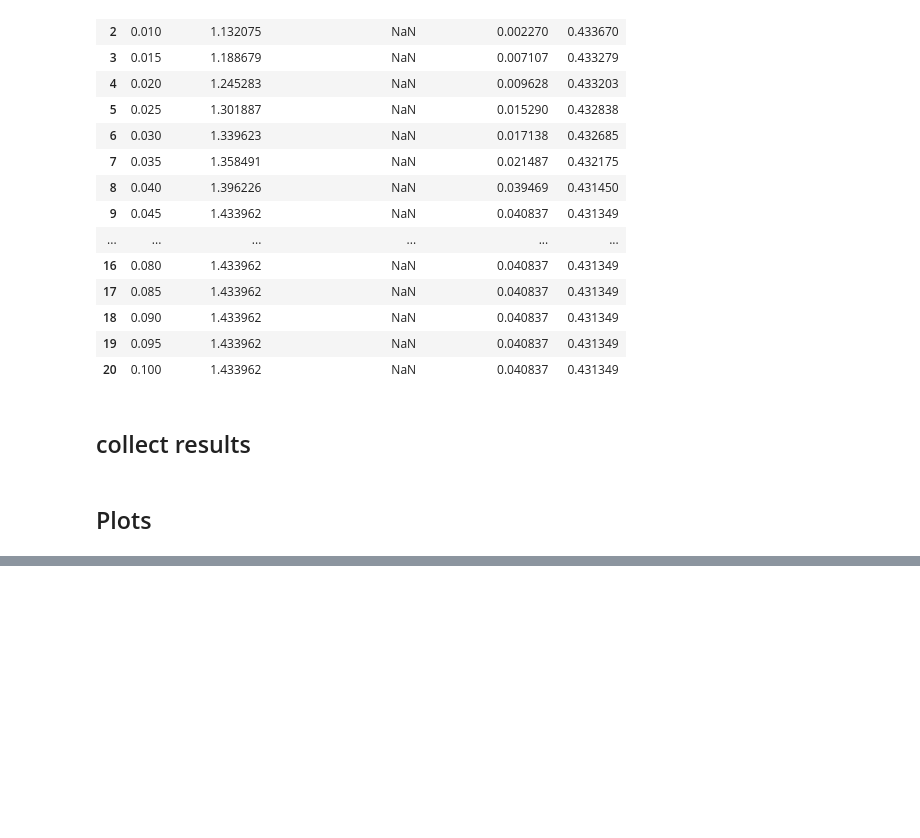
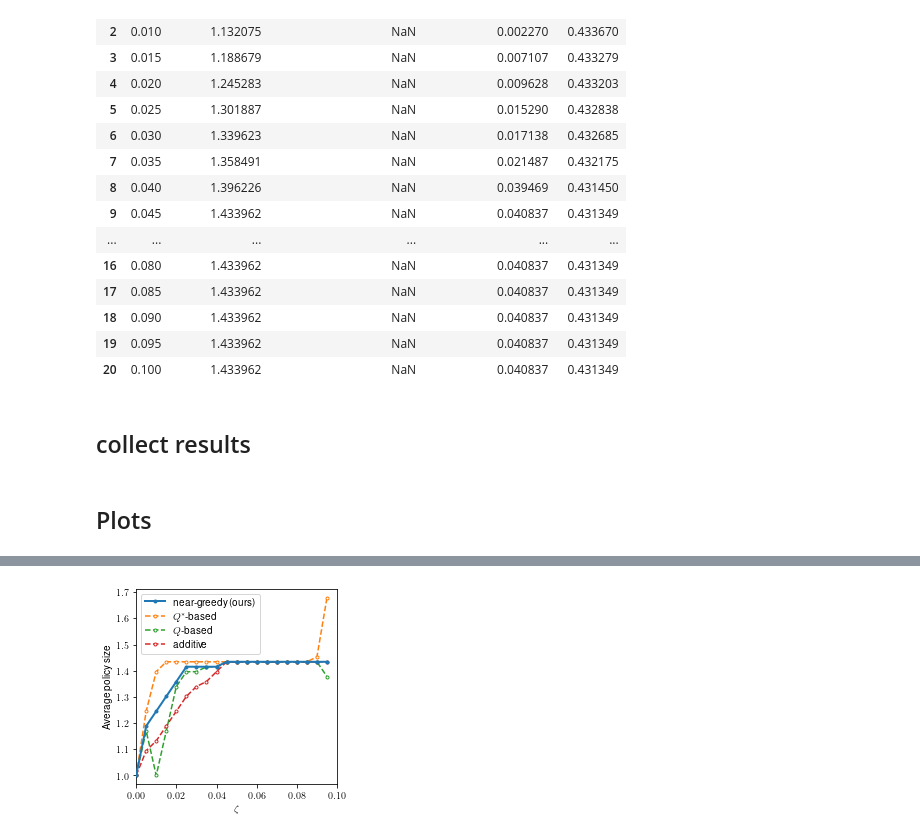
Before and after one commit to MLD3/RL-Set-Valued-Policy, a Jupyter notebook: synthetic/baseline_lake8x8-fast.ipynb, the cells around one changed output, grey strips where cells are left out. Saved outputs shown, nothing was run; the diff lists cells and outputs as text; code cells hidden in the pictures; blank space fills up the shorter version.

```diff
--- a/synthetic/baseline_lake8x8-fast.ipynb
+++ b/synthetic/baseline_lake8x8-fast.ipynb
@@ -13,6 +13,12 @@ import itertools
 from tqdm import tqdm
 from joblib import Parallel, delayed
 import pickle
+# %%
+import matplotlib
+# matplotlib.rcParams['pdf.fonttype'] = 42
+# matplotlib.rcParams['ps.fonttype'] = 42
+matplotlib.rcParams['text.usetex'] = True
+matplotlib.rcParams['font.sans-serif'] = 'Helvetica, Avant Garde, Computer Modern Sans serif'
 # %%
 n_ep = 100000
 gamma = 0.9
@@ -339,3 +345,5 @@ pickle.dump(results, open('baseline_lake8x8_all.p', 'wb'))
+# %%
+results = pickle.load(open('baseline_lake8x8_all.p', 'rb'))
 # %%
 df_p1 = results['near-greedy'].iloc[:-1]
 df_p2 = results['conservative'].iloc[:-1]
@@ -346,7 +354,7 @@ df_b3 = results['additive'].iloc[:-1]
 fig, ax = plt.subplots(figsize=(3.6,3.6))
 plt.plot(df_p1['zeta'], df_p1['avg_policy_size'], marker='.', zorder=10, lw=2, label='near-greedy (ours)')
 # plt.plot(df_p2['zeta'], df_p2['avg_policy_size'], marker='.', mfc='w', ls='--', label='conservative')
-plt.plot(df_b1['zeta'], df_b1['avg_policy_size'], marker='.', mfc='w', ls='--', label='$Q*$-based')
+plt.plot(df_b1['zeta'], df_b1['avg_policy_size'], marker='.', mfc='w', ls='--', label='$Q^*$-based')
 plt.plot(df_b2['zeta'], df_b2['avg_policy_size'], marker='.', mfc='w', ls='--', label='$Q$-based')
 plt.plot(df_b3['zeta'], df_b3['avg_policy_size'], marker='.', mfc='w', ls='--', label='additive')
 # plt.plot([0,0.1], [1,1-0.1], 'k:', label='$(1-\zeta)$ threshold')
@@ -363,3 +370,4 @@ plt.show()
+[figure, added]
 # %%
 fig, ax = plt.subplots(figsize=(3.6,3.6))
 plt.plot(df_p1['zeta'], 1-df_p1['worst_suboptimality'], marker='.', zorder=10, lw=2, label='near-greedy (ours)')
```
Also changed, not shown: parts of 5 cells of this notebook, 6 other files.
